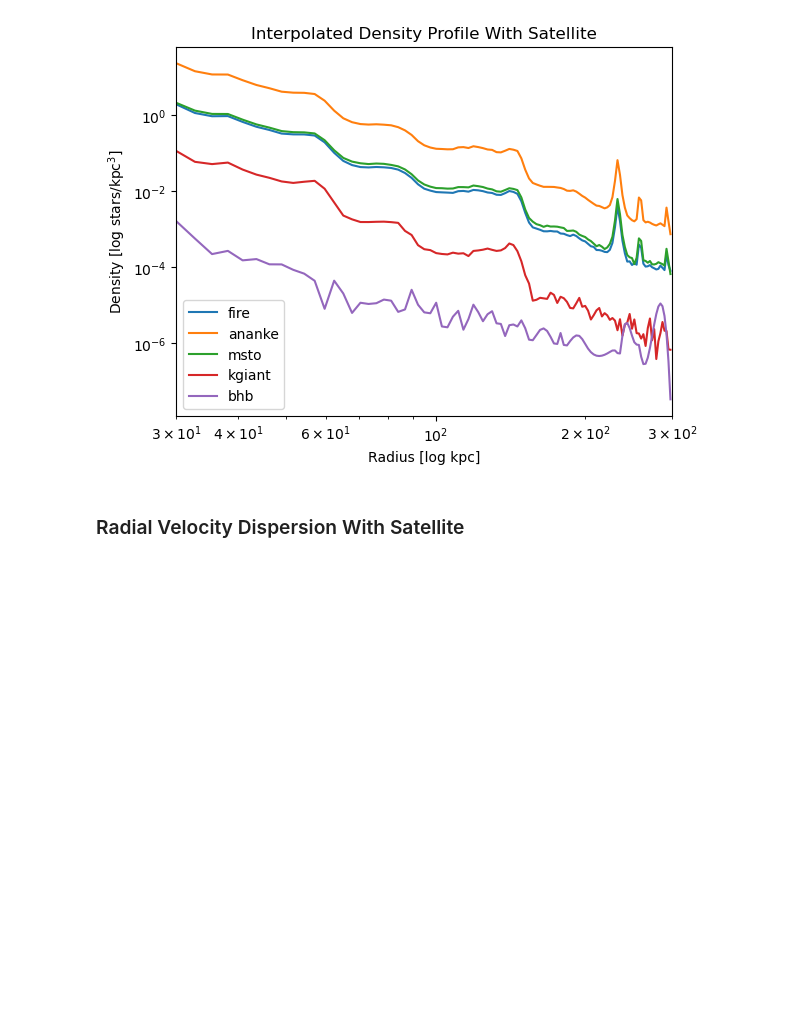
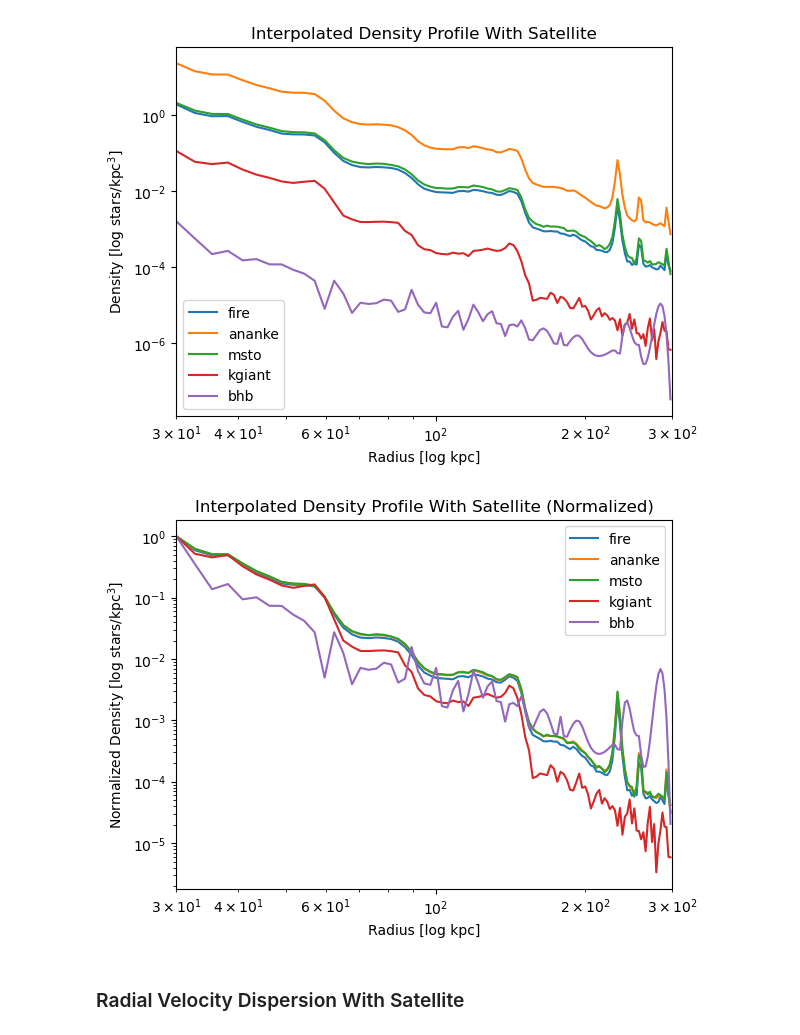
Before and after one commit to aeden2019/rubin_mw_mocks, a Jupyter notebook: src/analysis/Plots.ipynb, the cells around one changed output. Cells and saved outputs as stored; diff of their text form; code cells hidden in the pictures; blank space fills up the shorter version.

Commit message:
Added normalized density plots

```diff
--- a/src/analysis/Plots.ipynb
+++ b/src/analysis/Plots.ipynb
@@ -431,6 +446,47 @@ plt.title('Interpolated Density Profile With Satellite')
 plt.show()
 # %% [output]
 [figure]
+# %%
+# Define function to normalize data
+def normalize_data(data_interp):
+    """
+    Normalize the interpolated data by the value at the first index.
+
+    Parameters:
+    -----------
+    data_interp : numpy.ndarray
+        Interpolated data array.
+
+    Returns:
+    --------
+    numpy.ndarray
+        Normalized data array.
+    """
+    inner_value = data_interp[0]
+    return data_interp / inner_value
+# %%
+# Normalize the density profiles
+fire_y_interp_normalized = normalize_data(fire_y_interp)
+ananke_y_interp_normalized = normalize_data(ananke_y_interp)
+msto_y_interp_normalized = normalize_data(msto_y_interp)
+kgiant_y_interp_normalized = normalize_data(kgiant_y_interp)
+bhb_y_interp_normalized = normalize_data(bhb_y_interp)
+
+# Plot the density profile with interpolated values
+fig, ax = plt.subplots()
+ax.loglog(fire_x_interp, fire_y_interp_normalized, label='fire')
+ax.loglog(ananke_x_interp, ananke_y_interp_normalized, label='ananke')
+ax.loglog(msto_x_interp, msto_y_interp_normalized, label='msto')
+ax.loglog(kgiant_x_interp, kgiant_y_interp_normalized, label='kgiant')
+ax.loglog(bhb_x_interp, bhb_y_interp_normalized, label='bhb')
+ax.set_xlabel('Radius [log kpc]')
+ax.set_ylabel('Normalized Density [log stars/kpc$^3$]')
+ax.set_xlim(rmin, rmax)
+ax.legend()
+plt.title('Interpolated Density Profile With Satellite (Normalized)')
+plt.show()
+# %% [output]
+[figure, added]
 # %% [markdown]
 ### Radial Velocity Dispersion With Satellite
 # %%
```
Also changed, not shown: parts of 19 cells of this notebook.
